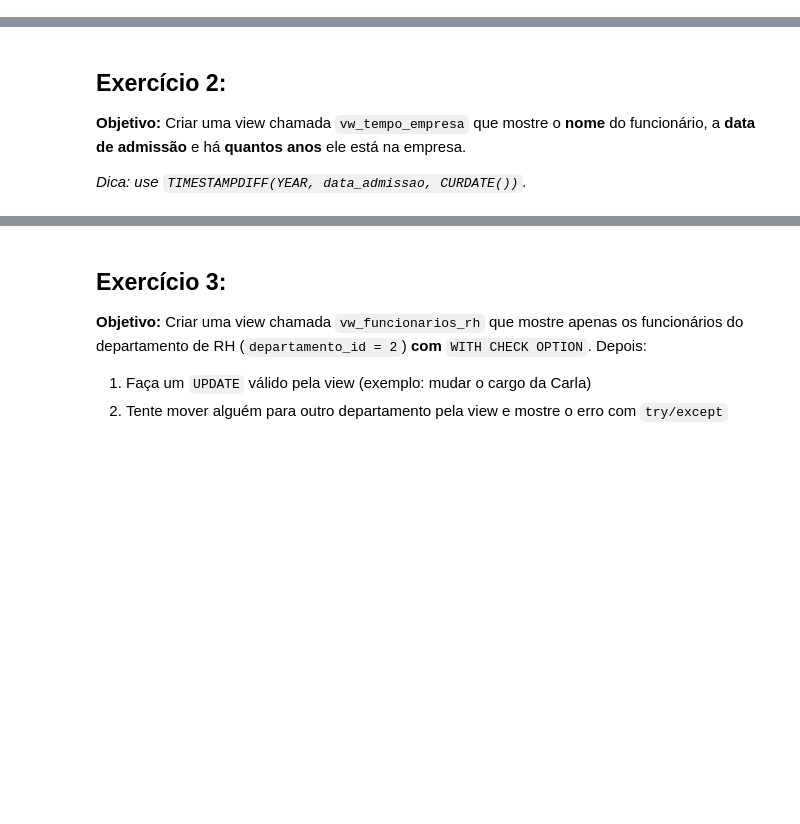
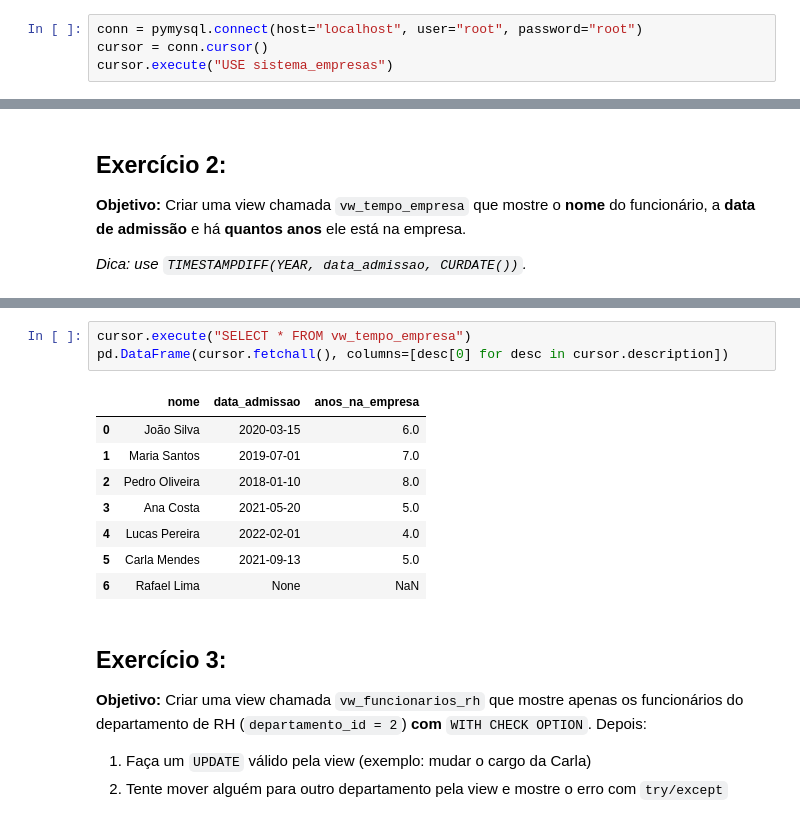
Before and after one commit to letsouzza/LABD, a Jupyter notebook: notebooks/13_MySQL_Views.ipynb, the cells around one changed output, grey strips where cells are left out. Drawn from its saved outputs; the diff is of its cells as text; blank space fills up the shorter version.

```diff
--- a/notebooks/13_MySQL_Views.ipynb
+++ b/notebooks/13_MySQL_Views.ipynb
@@ -1136,3 +1143,7 @@ Para os exercícios, reconecte como `root` (Passos 1 e 2) e use o banco `sistema
 **Objetivo:** Criar uma view chamada `vw_projetos_ativos` que mostre **nome do projeto**, **status** e **nome do departamento** responsável, apenas para os projetos com status `'Em andamento'`.
 
 *Dica: você vai precisar de um `JOIN` entre `projetos` e `departamentos`.*
+# %%
+conn = pymysql.connect(host="localhost", user="root", password="root")
+cursor = conn.cursor()
+cursor.execute("USE sistema_empresas")
@@ -1149,3 +1189,15 @@ Para os exercícios, reconecte como `root` (Passos 1 e 2) e use o banco `sistema
+# %%
+cursor.execute("SELECT * FROM vw_tempo_empresa")
+pd.DataFrame(cursor.fetchall(), columns=[desc[0] for desc in cursor.description])
+# %% [output]
+|  | nome | data_admissao | anos_na_empresa |
+| 0 | João Silva | 2020-03-15 | 6.0 |
+| 1 | Maria Santos | 2019-07-01 | 7.0 |
+| 2 | Pedro Oliveira | 2018-01-10 | 8.0 |
+| 3 | Ana Costa | 2021-05-20 | 5.0 |
+| 4 | Lucas Pereira | 2022-02-01 | 4.0 |
+| 5 | Carla Mendes | 2021-09-13 | 5.0 |
+| 6 | Rafael Lima | None | NaN |
 # %% [markdown]
 ## Exercício 3:
 
```
Also changed, not shown: parts of 27 cells of this notebook, 12 other files.
